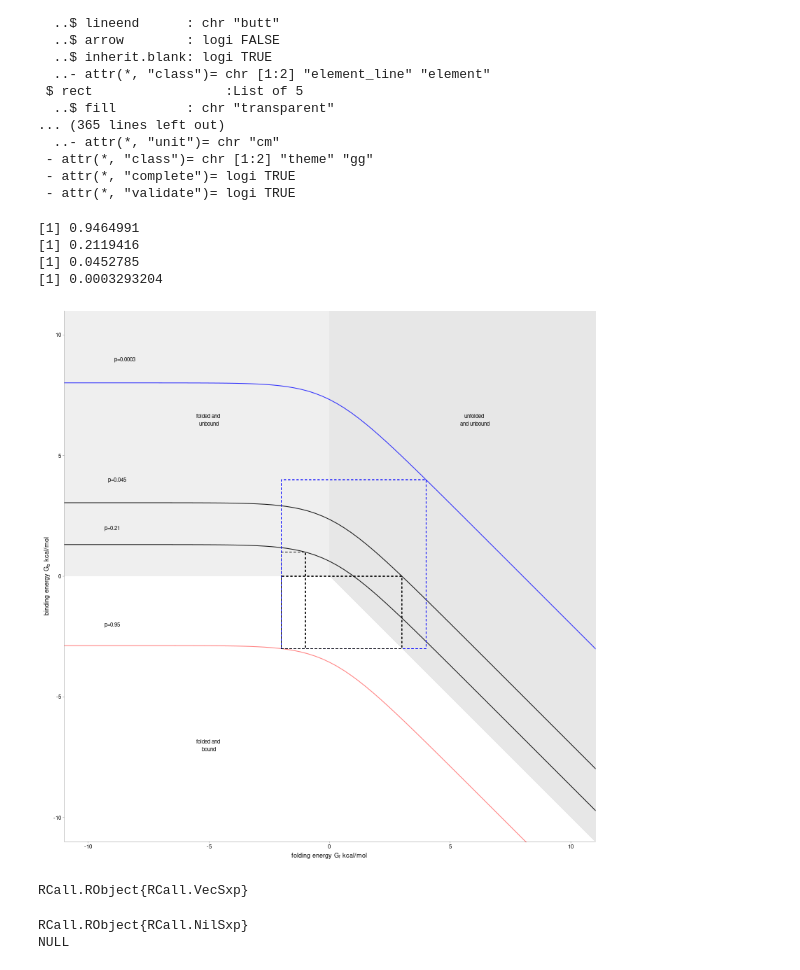
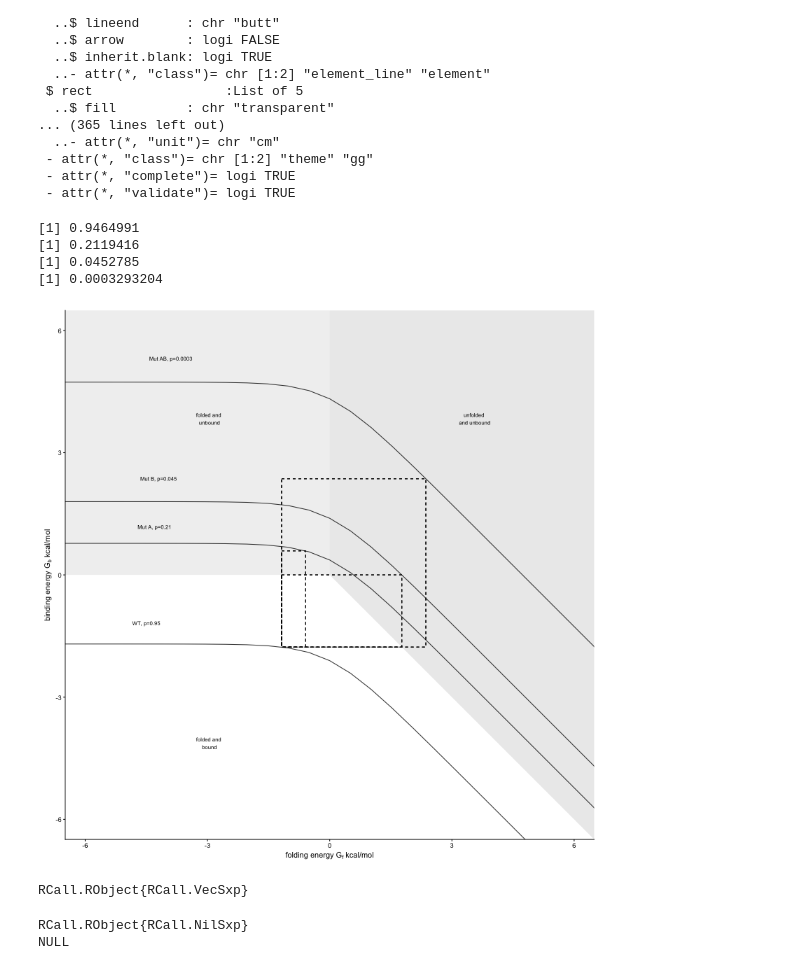
Before and after one commit to cossio/ProteinGthermo, a Jupyter notebook: thermo models GB1.ipynb, the cells around one changed output. Drawn from its saved outputs; the diff is of its cells as text; code cells hidden in the pictures.

```diff
--- a/thermo models GB1.ipynb
+++ b/thermo models GB1.ipynb
@@ -801,16 +803,15 @@ efeb = $(m2[:pred]) %>%
 plot.esingle = qplot(data=efeb %>% filter(ham==1),
     x=ef, y=eb, geom="point", alpha=I(0.5), stroke=I(0), size=I(.5)) +
     coord_fixed(expand=FALSE) +
-    geom_point(data=efeb %>% filter(ham==0), color="red", alpha=0.8) +
-    stat_function(fun = function(ef) (log(1/pwt-1)-log(1+exp(ef* 0.001987 * (273+24))))* 0.001987 * (273+24),
-       color="red", alpha=0.8) +
+    geom_point(data=efeb %>% filter(ham==0), color="gray70", alpha=0.8) +
+    stat_function(fun = function(ef) (log(1/pwt-1)-log(1+exp(ef/(0.001987*(273+24)))))* 0.001987 * (273+24),
+       color="black", alpha=0.8, linetype=2) +
     annotate("text", x=-8, y=-2, label="folded and\nbound", size=2.7) +
     annotate("text", x=3, y=7, label="unfolded\n and\nunbound", size=2.7) +
     annotate("text", x=-8, y=7, label="folded and\nunbound", size=2.7) +
     labs(x=expression(paste("folding energy ", G[f], ", kcal/mol")),
          y=expression(paste("binding energy ", G[b], ", kcal/mol")), fill="count") +
-    #geom_segment(aes(x=0, xend=0, y=0.5, yend=10, color=NULL), linetype=2, data=data_frame())+
-    geom_polygon(data=data_frame(ef=c(0, 6, 6, 0, 0), eb=c(10, 10, -4, 0, 10)), fill="grey10", alpha=0.1) +
+    geom_polygon(data=data_frame(ef=c(0, 5, 5, 0, 0), eb=c(10, 10, -5, 0, 10)), fill="grey10", alpha=0.1) +
     geom_polygon(data=data_frame(ef=c(-14, 0, 0, -14), eb=c(10, 10, 0, 0)), fill="grey40", alpha=0.1)
 
 """
@@ -1231,51 +1232,47 @@ List of 57
 # %%
 R"""
 ef0 = -2
 eb0 = -3
 ef1 = 1
 ef2 = 5
 eb1 = 4
 eb2 = 3
+RT = 0.001987 * (273+24)
 print(1/(1+exp(eb0)*(1+exp(ef0))))
 print(1/(1+exp(eb0+eb1)*(1+exp(ef0+ef1))))
 print(1/(1+exp(eb0+eb2)*(1+exp(ef0+ef2))))
 print(1/(1+exp(eb0+eb1+eb2)*(1+exp(ef0+ef1+ef2))))
-plot.ped = ggplot(data=data_frame(ef=c(-15, 0, 15, -15, -15), eb=c(0, 0, -15, -15, 0)),
+plot.ped = ggplot(data=data_frame(ef=c(-15, 0, 15, -15, -15)/RT, eb=c(0, 0, -15, -15, 0)/RT),
     aes(x=ef, y=eb)) +
-    geom_polygon(data=data_frame(ef=c(0, 15, 15, 0, 0), eb=c(15, 15, -15, 0, 15)), fill="grey10", alpha=0.1) +
-    geom_polygon(data=data_frame(ef=c(-15, 0, 0, -15), eb=c(15, 15, 0, 0)), fill="grey40", alpha=0.1) +
-#stat_function(aes(color=p, x=ef), data_frame(ef=c(-10, 10), eb=c(-10, 10),
-#        p=c(1/(1+exp(eb0)*(1+exp(ef0))),
-#            1/(1+exp(eb0+eb1)*(1+exp(ef0+ef1))))),
-#    fun = function(ef) log(1/p-1)-log(1+exp(ef))) +
-
-stat_function(fun = function(ef) eb0+log(1+exp(ef0))-log(1+exp(ef)),
-   color="red", alpha=0.5) +
-stat_function(fun = function(ef) eb0+eb1+log(1+exp(ef0+ef1))-log(1+exp(ef)),
-   color="black", alpha=0.9) +
-stat_function(fun = function(ef) eb0+eb2+log(1+exp(ef0+ef2))-log(1+exp(ef)),
-   color="black", alpha=0.9) +
-stat_function(fun = function(ef) eb0+eb1++eb2+log(1+exp(ef0+ef1+ef2))-log(1+exp(ef)),
-   color="blue", alpha=0.8) +
-annotate("text", x=-5, y=-7, label="folded and \nbound", size=2.7) +
-annotate("text", x=-5, y=6.5, label="folded and \nunbound", size=2.7) +
-annotate("text", x=6, y=6.5, label="unfolded\n and unbound", size=2.7) +
-annotate("text", x=-9, y=-2, label="p=0.95", size=2.7) +
-annotate("text", x=-9, y=2, label="p=0.21", size=2.7) +
-annotate("text", x=-8.8, y=4, label="p=0.045", size=2.7) +
-annotate("text", x=-8.5, y=9, label="p=0.0003", size=2.7) +
+    geom_polygon(data=data_frame(ef=c(0, 15, 15, 0, 0)/RT, eb=c(15, 15, -15, 0, 15)/RT), fill="grey10", alpha=0.1) +
+    geom_polygon(data=data_frame(ef=c(-15, 0, 0, -15)/RT, eb=c(15, 15, 0, 0)/RT), fill="grey40", alpha=0.1) +
+stat_function(fun = function(ef) RT*(eb0+log(1+exp(ef0))-log(1+exp(ef/RT))),
+   color="black", alpha=0.8) +
+stat_function(fun = function(ef) RT*(eb0+eb1+log(1+exp(ef0+ef1))-log(1+exp(ef/RT))),
+   color="black", alpha=0.8) +
+stat_function(fun = function(ef) RT*(eb0+eb2+log(1+exp(ef0+ef2))-log(1+exp(ef/RT))),
+   color="black", alpha=0.8) +
+stat_function(fun = function(ef) RT*(eb0+eb1+eb2+log(1+exp(ef0+ef1+ef2))-log(1+exp(ef/RT))),
+   color="black", alpha=0.8) +
+annotate("text", x=-5*RT, y=-7*RT, label="folded and \nbound", size=2.7) +
+annotate("text", x=-5*RT, y=6.5*RT, label="folded and \nunbound", size=2.7) +
+annotate("text", x=6*RT, y=6.5*RT, label="unfolded\n and unbound", size=2.7) +
+annotate("text", x=-4.5, y=-2*RT, label="WT, p=0.95", size=2.7) +
+annotate("text", x=-4.3, y=2*RT, label="Mut A, p=0.21", size=2.7) +
+annotate("text", x=-4.2, y=4*RT, label="Mut B, p=0.045", size=2.7) +
+annotate("text", x=-3.9, y=9*RT, label="Mut AB, p=0.0003", size=2.7) +
 labs(x=expression(paste("folding energy ", G[f], " kcal/mol")), y=expression(paste("binding energy ", G[b], " kcal/mol"))) +
-geom_rect(aes(xmin=ef0, xmax=ef0+ef1, ymin=eb0, ymax=eb0+eb1), color="black", fill=NA, linetype=2, alpha=0.3, size=.3) +
-geom_rect(aes(xmin=ef0, xmax=ef0+ef1+ef2, ymin=eb0, ymax=eb0+eb1+eb2), color="blue", fill=NA, linetype=2, alpha=0.8, size=.3) +
-geom_rect(aes(xmin=ef0, xmax=ef0+ef2, ymin=eb0, ymax=eb0+eb2), color="black", fill=NA, linetype=2, alpha=0.3, size=.3) +
-coord_fixed(xlim=c(-10,10), ylim=c(-10, 10))
+geom_rect(aes(xmin=ef0*RT, xmax=(ef0+ef1)*RT, ymin=eb0*RT, ymax=(eb0+eb1)*RT), color="black", fill=NA, linetype=2, alpha=0.3, size=.3) +
+geom_rect(aes(xmin=ef0*RT, xmax=(ef0+ef1+ef2)*RT, ymin=eb0*RT, ymax=(eb0+eb1+eb2)*RT), color="black", fill=NA, linetype=2, alpha=0.8, size=.3) +
+geom_rect(aes(xmin=ef0*RT, xmax=(ef0+ef2)*RT, ymin=eb0*RT, ymax=(eb0+eb2)*RT), color="black", fill=NA, linetype=2, alpha=0.3, size=.3) +
+coord_fixed(xlim=c(-10,10)*RT, ylim=c(-10, 10)*RT)
 """
 # %% [output]
 [1] 0.9464991
 [1] 0.2119416
 [1] 0.0452785
 [1] 0.0003293204
-[figure, old version]
+[figure, new version]
 RCall.RObject{RCall.VecSxp}
 # %%
 R"""
```
Also changed, not shown: parts of 2 cells of this notebook.
